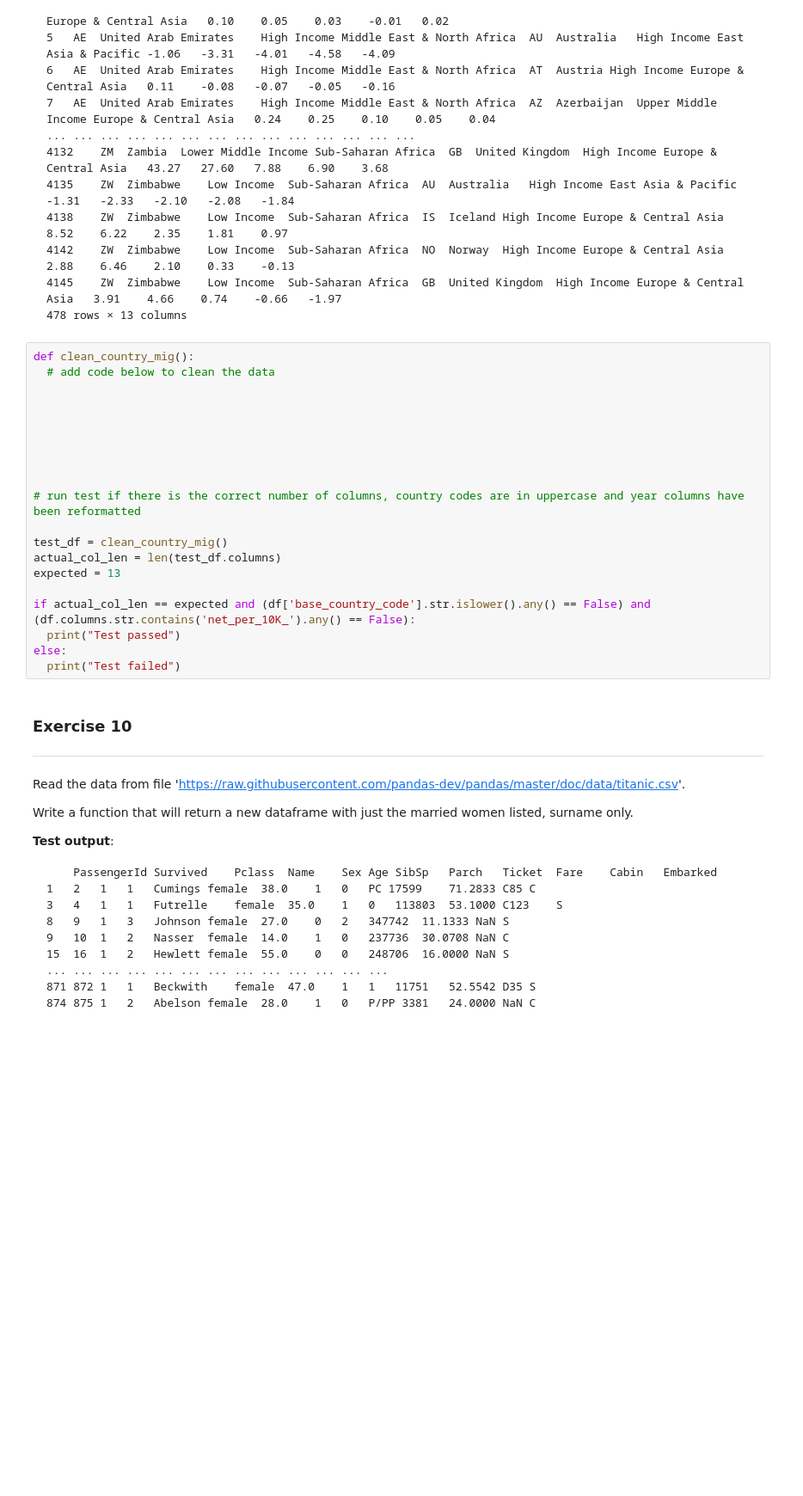
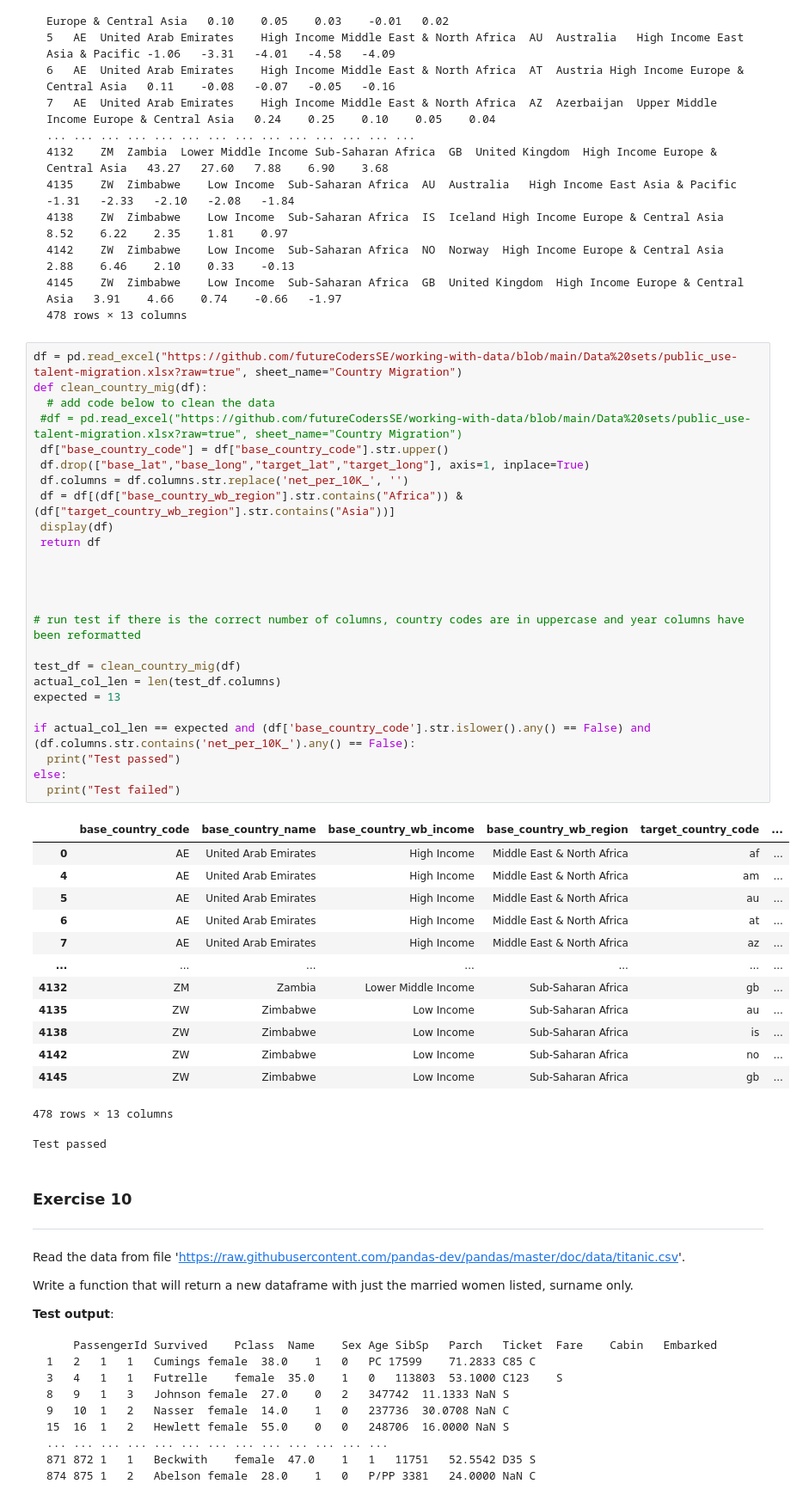
Before and after one commit to Natan9939/PythonCourse, a Jupyter notebook: 2_2_Working_with_Strings.ipynb, the cells around one changed output. Shown at 86% size. Cells and saved outputs as stored; diff of their text form; blank space fills up the shorter version.

````diff
--- a/2_2_Working_with_Strings.ipynb
+++ b/2_2_Working_with_Strings.ipynb
@@ -363,25 +374,45 @@ base_country_code	base_country_name	base_country_wb_income	base_country_wb_regio
 478 rows × 13 columns
 ```
 # %%
-def clean_country_mig():
+df = pd.read_excel("https://github.com/futureCodersSE/working-with-data/blob/main/Data%20sets/public_use-talent-migration.xlsx?raw=true", sheet_name="Country Migration")
+def clean_country_mig(df):
   # add code below to clean the data
-
-
-
+ #df = pd.read_excel("https://github.com/futureCodersSE/working-with-data/blob/main/Data%20sets/public_use-talent-migration.xlsx?raw=true", sheet_name="Country Migration")
+ df["base_country_code"] = df["base_country_code"].str.upper()
+ df.drop(["base_lat","base_long","target_lat","target_long"], axis=1, inplace=True)
+ df.columns = df.columns.str.replace('net_per_10K_', '')
+ df = df[(df["base_country_wb_region"].str.contains("Africa")) & (df["target_country_wb_region"].str.contains("Asia"))]
+ display(df)
+ return df
 
 
 
 
 # run test if there is the correct number of columns, country codes are in uppercase and year columns have been reformatted
 
-test_df = clean_country_mig()
+test_df = clean_country_mig(df)
 actual_col_len = len(test_df.columns)
 expected = 13
 
 if actual_col_len == expected and (df['base_country_code'].str.islower().any() == False) and (df.columns.str.contains('net_per_10K_').any() == False):
   print("Test passed")
 else:
   print("Test failed")
+# %% [output]
+|  | base_country_code | base_country_name | base_country_wb_income | base_country_wb_region | target_country_code | ... |
+| 0 | AE | United Arab Emirates | High Income | Middle East & North Africa | af | ... |
+| 4 | AE | United Arab Emirates | High Income | Middle East & North Africa | am | ... |
+| 5 | AE | United Arab Emirates | High Income | Middle East & North Africa | au | ... |
+| 6 | AE | United Arab Emirates | High Income | Middle East & North Africa | at | ... |
+| 7 | AE | United Arab Emirates | High Income | Middle East & North Africa | az | ... |
+| ... | ... | ... | ... | ... | ... | ... |
+| 4132 | ZM | Zambia | Lower Middle Income | Sub-Saharan Africa | gb | ... |
+| 4135 | ZW | Zimbabwe | Low Income | Sub-Saharan Africa | au | ... |
+| 4138 | ZW | Zimbabwe | Low Income | Sub-Saharan Africa | is | ... |
+| 4142 | ZW | Zimbabwe | Low Income | Sub-Saharan Africa | no | ... |
+| 4145 | ZW | Zimbabwe | Low Income | Sub-Saharan Africa | gb | ... |
+478 rows × 13 columns
+Test passed
 # %% [markdown]
 ### Exercise 10
 ---
````
Also changed, not shown: parts of 5 cells of this notebook.
